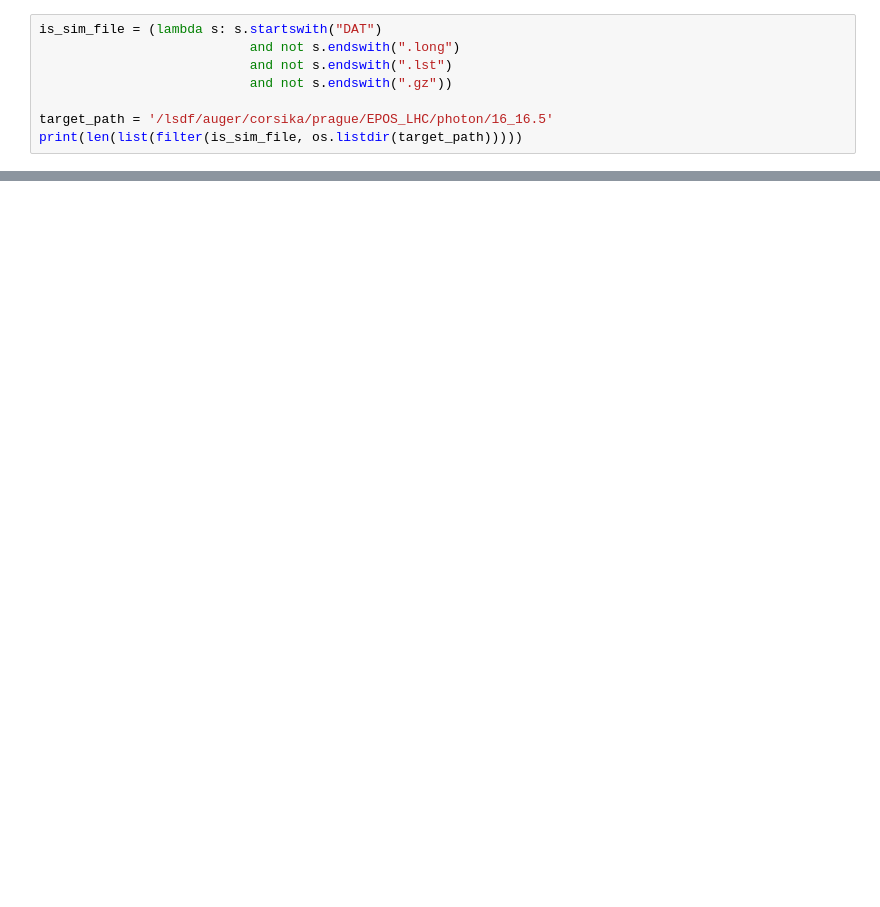
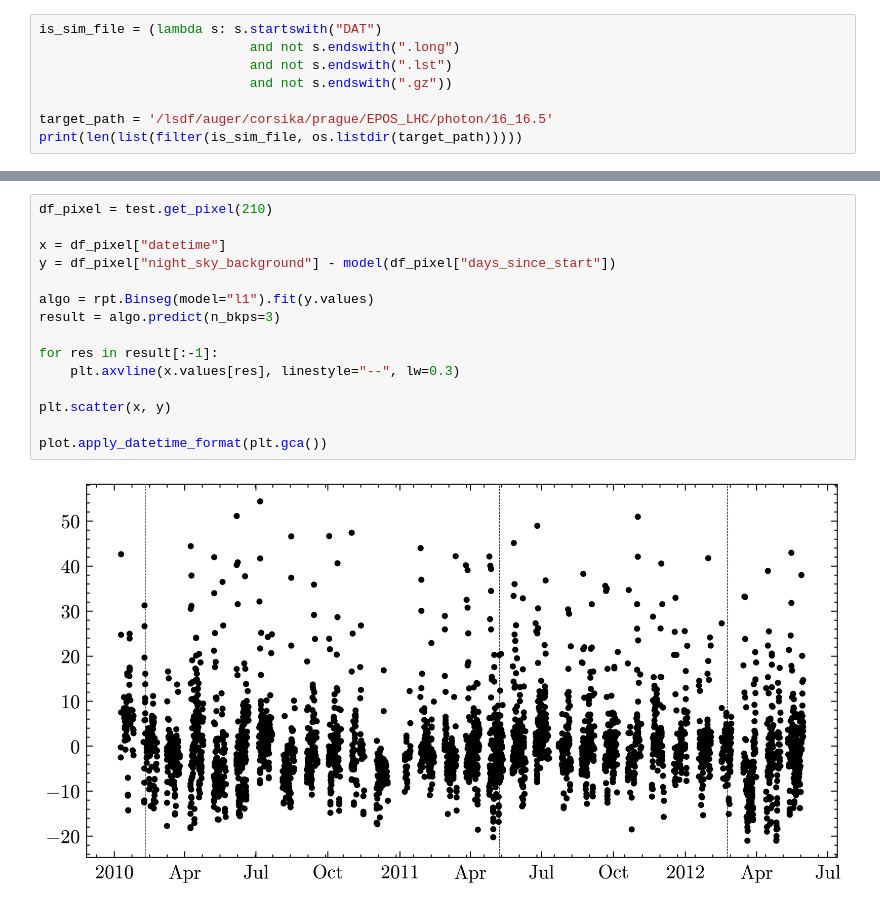
Before and after one commit to Quizznor/thesis-binaries, a Jupyter notebook: test_utils.ipynb, the cells around one changed output, grey strips where cells are left out. Cells and saved outputs as stored; diff of their text form; blank space fills up the shorter version.

```diff
--- a/test_utils.ipynb
+++ b/test_utils.ipynb
@@ -235,0 +396,17 @@ test = PixelPlot(np.arange(440), annotate=True)
+# %%
+df_pixel = test.get_pixel(210)
+
+x = df_pixel["datetime"]
+y = df_pixel["night_sky_background"] - model(df_pixel["days_since_start"])
+
+algo = rpt.Binseg(model="l1").fit(y.values)
+result = algo.predict(n_bkps=3)
+
+for res in result[:-1]:
+    plt.axvline(x.values[res], linestyle="--", lw=0.3)
+
+plt.scatter(x, y)
+
+plot.apply_datetime_format(plt.gca())
+# %% [output]
+[figure, added]
```
Also changed, not shown: parts of 7 cells of this notebook.
